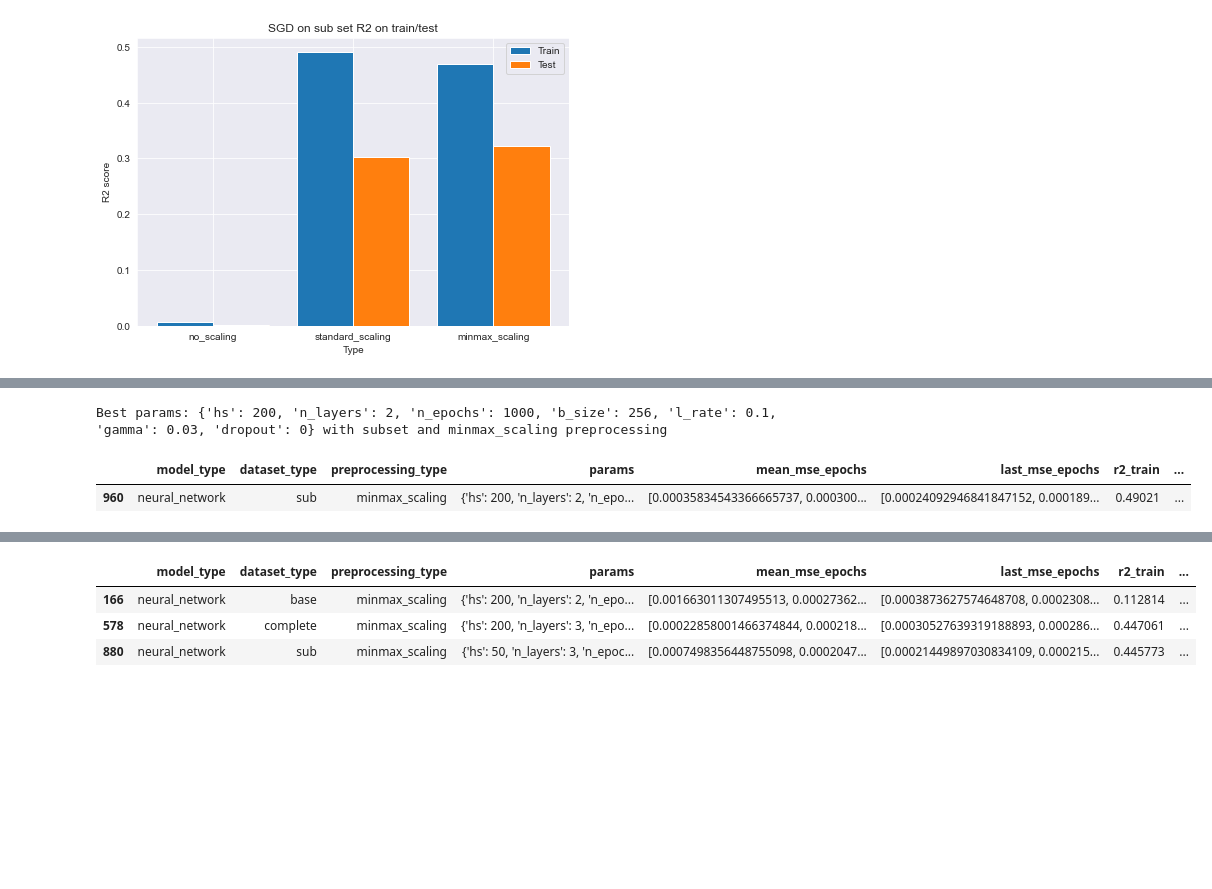
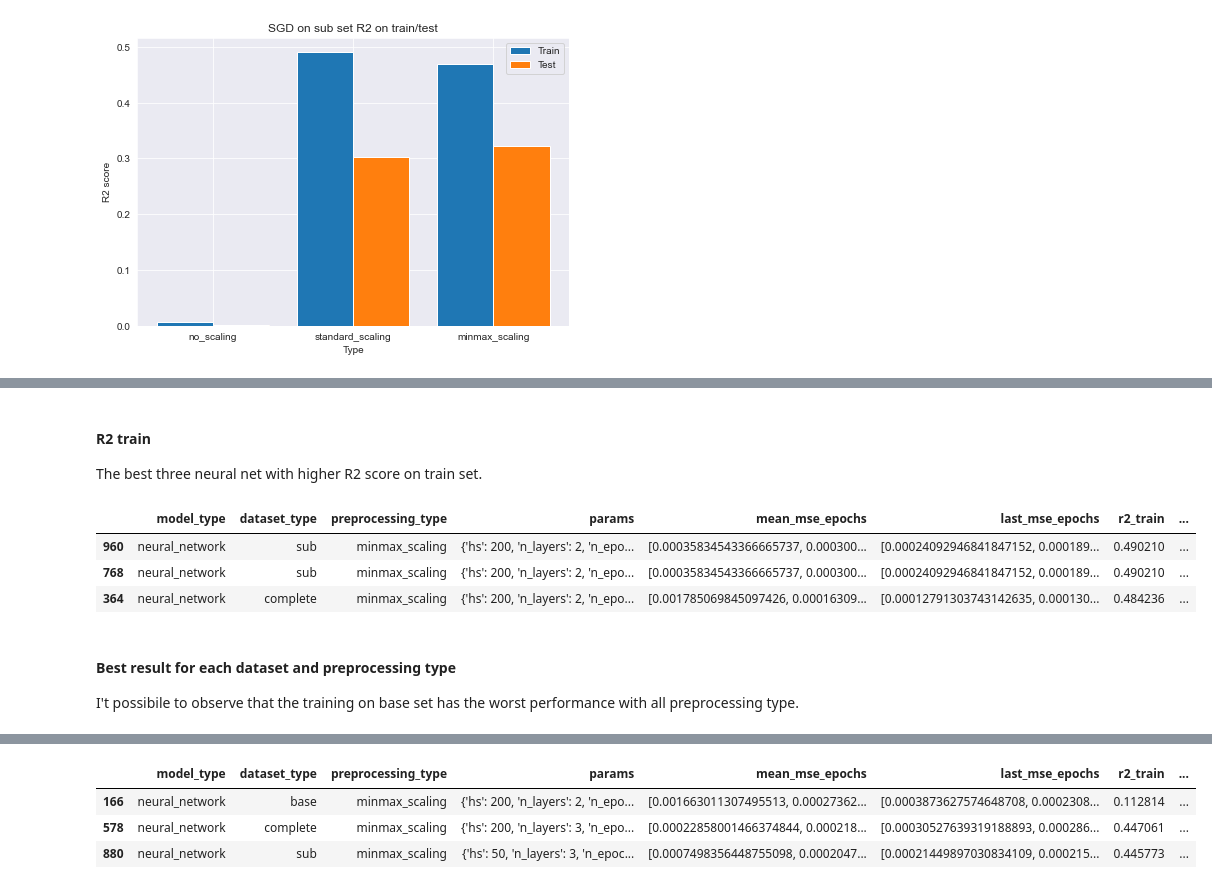
Before and after one commit to burububbu/context-aware-analysis, a Jupyter notebook: results_analysis.ipynb, the cells around one changed output, grey strips where cells are left out. Drawn from its saved outputs; the diff is of its cells as text; code cells hidden in the pictures; blank space fills up the shorter version.

```diff
--- a/results_analysis.ipynb
+++ b/results_analysis.ipynb
@@ -102,12 +235,18 @@ nn_results.sort_values(by=['r2_test'], ascending=False).head(1)
-# %%
-best_r2_train = nn_results.sort_values(by=['r2_train'], ascending=False).head(1)
-print('Best params: {0} with {1}set and {2} preprocessing'.format(best_r2_train['params'].values[0], best_r2_train['dataset_type'].values[0], best_r2_train['preprocessing_type'].values[0]))
-
-best_r2_train
-# %% [output]
-Best params: {'hs': 200, 'n_layers': 2, 'n_epochs': 1000, 'b_size': 256, 'l_rate': 0.1, 'gamma': 0.03, 'dropout': 0} with subset and minmax_scaling preprocessing
-|  | model_type | dataset_type | preprocessing_type | params | mean_mse_epochs | last_mse_epochs | r2_train | ... |
-| 960 | neural_network | sub | minmax_scaling | {'hs': 200, 'n_layers': 2, 'n_epo... | [0.00035834543366665737, 0.000300... | [0.00024092946841847152, 0.000189... | 0.49021 | ... |
+# %% [markdown]
+#### R2 train
+
+The best three neural net with higher R2 score on train set.
+# %%
+nn_results.sort_values(by=['r2_train'], ascending=False).head(3)
+# %% [output]
+|  | model_type | dataset_type | preprocessing_type | params | mean_mse_epochs | last_mse_epochs | r2_train | ... |
+| 960 | neural_network | sub | minmax_scaling | {'hs': 200, 'n_layers': 2, 'n_epo... | [0.00035834543366665737, 0.000300... | [0.00024092946841847152, 0.000189... | 0.490210 | ... |
+| 768 | neural_network | sub | minmax_scaling | {'hs': 200, 'n_layers': 2, 'n_epo... | [0.00035834543366665737, 0.000300... | [0.00024092946841847152, 0.000189... | 0.490210 | ... |
+| 364 | neural_network | complete | minmax_scaling | {'hs': 200, 'n_layers': 2, 'n_epo... | [0.001785069845097426, 0.00016309... | [0.00012791303743142635, 0.000130... | 0.484236 | ... |
+# %% [markdown]
+#### Best result for each dataset and preprocessing type
+
+I't possibile to observe that the training on base set has the worst performance with all preprocessing type.
 # %%
 # for each couple (dataset type, preprocessing type) get the best test value
 nn_best_results = pd.DataFrame()
```
Also changed, not shown: parts of 34 cells of this notebook.
